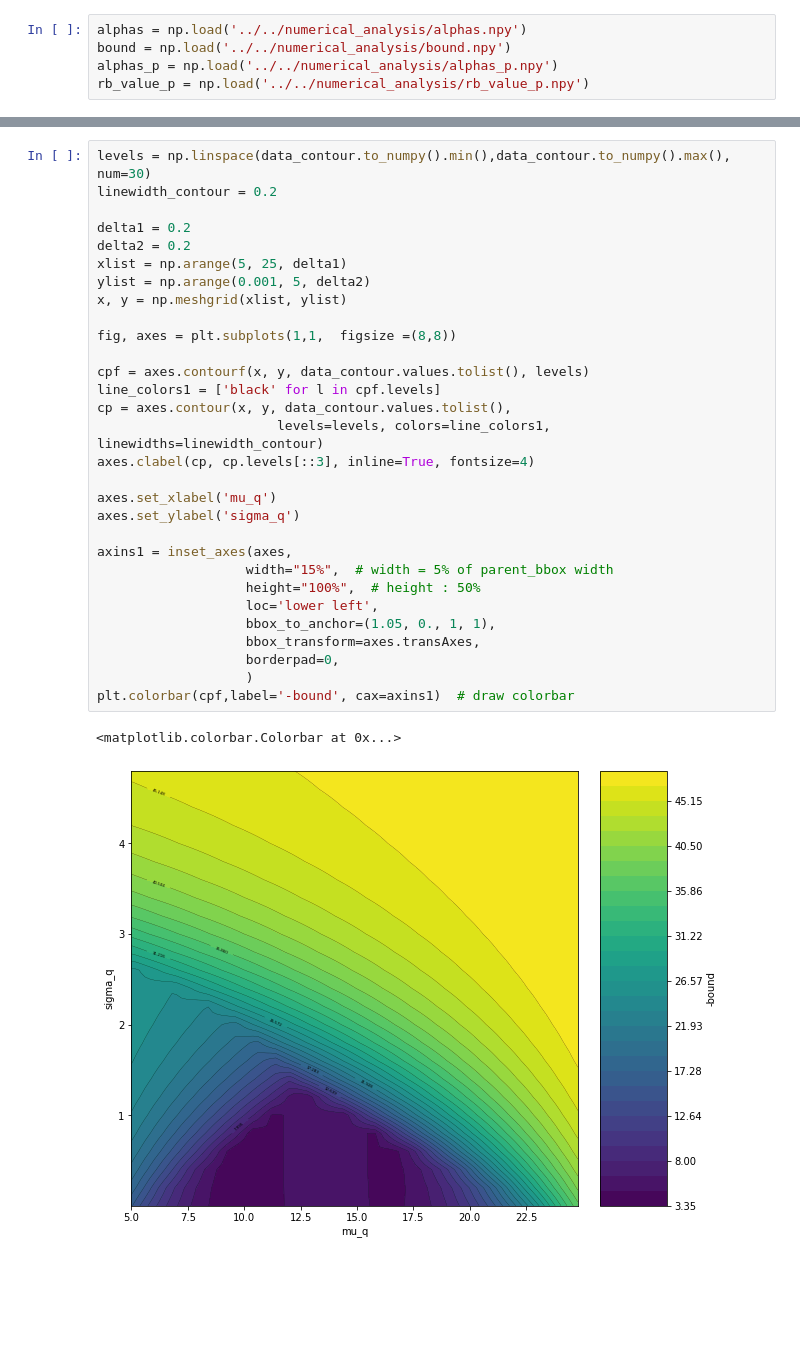
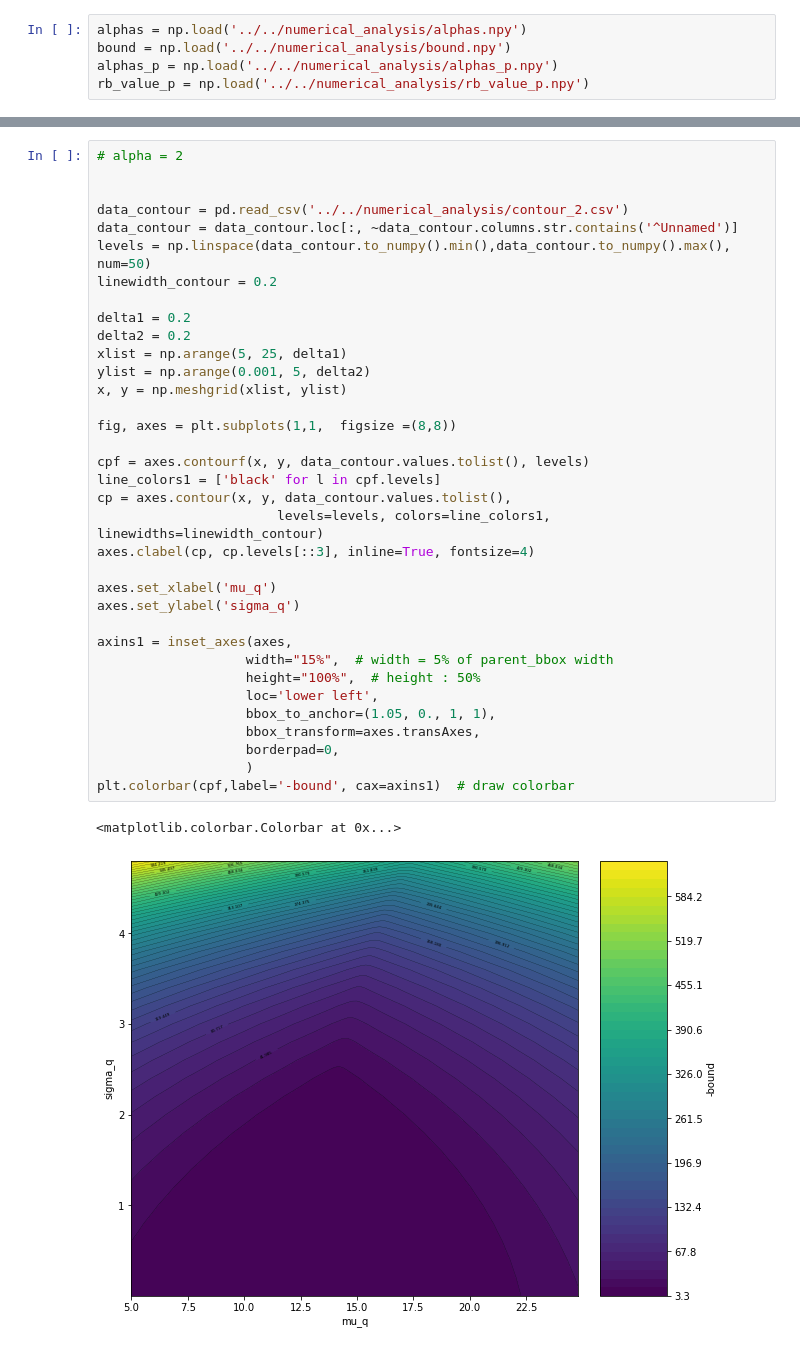
Before and after one commit to ucbtns/renyibounds, a Jupyter notebook: multi_armed_bandit/notebook/Plot bound.ipynb, the cells around one changed output, grey strips where cells are left out. Drawn from its saved outputs; the diff is of its cells as text; blank space fills up the shorter version.

```diff
--- a/multi_armed_bandit/notebook/Plot bound.ipynb
+++ b/multi_armed_bandit/notebook/Plot bound.ipynb
@@ -154,33 +401,38 @@ data_contour = data_contour.loc[:, ~data_contour.columns.str.contains('^Unnamed'
 # %%
-levels = np.linspace(data_contour.to_numpy().min(),data_contour.to_numpy().max(), num=30)
+# alpha = 2
+
+
+data_contour = pd.read_csv('../../numerical_analysis/contour_2.csv')
+data_contour = data_contour.loc[:, ~data_contour.columns.str.contains('^Unnamed')]
+levels = np.linspace(data_contour.to_numpy().min(),data_contour.to_numpy().max(), num=50)
 linewidth_contour = 0.2
 
 delta1 = 0.2
 delta2 = 0.2
 xlist = np.arange(5, 25, delta1)
 ylist = np.arange(0.001, 5, delta2)
 x, y = np.meshgrid(xlist, ylist)
 
 fig, axes = plt.subplots(1,1,  figsize =(8,8))
 
 cpf = axes.contourf(x, y, data_contour.values.tolist(), levels)
 line_colors1 = ['black' for l in cpf.levels]
 cp = axes.contour(x, y, data_contour.values.tolist(),
                        levels=levels, colors=line_colors1, linewidths=linewidth_contour)
 axes.clabel(cp, cp.levels[::3], inline=True, fontsize=4)
 
 axes.set_xlabel('mu_q')
 axes.set_ylabel('sigma_q')
 
 axins1 = inset_axes(axes,
                    width="15%",  # width = 5% of parent_bbox width
                    height="100%",  # height : 50%
                    loc='lower left',
                    bbox_to_anchor=(1.05, 0., 1, 1),
                    bbox_transform=axes.transAxes,
                    borderpad=0,
                    )
 plt.colorbar(cpf,label='-bound', cax=axins1)  # draw colorbar
 # %% [output]
 <matplotlib.colorbar.Colorbar at 0x...>
-[figure, old version]
+[figure, new version]
```
Also changed, not shown: parts of 39 cells of this notebook.
